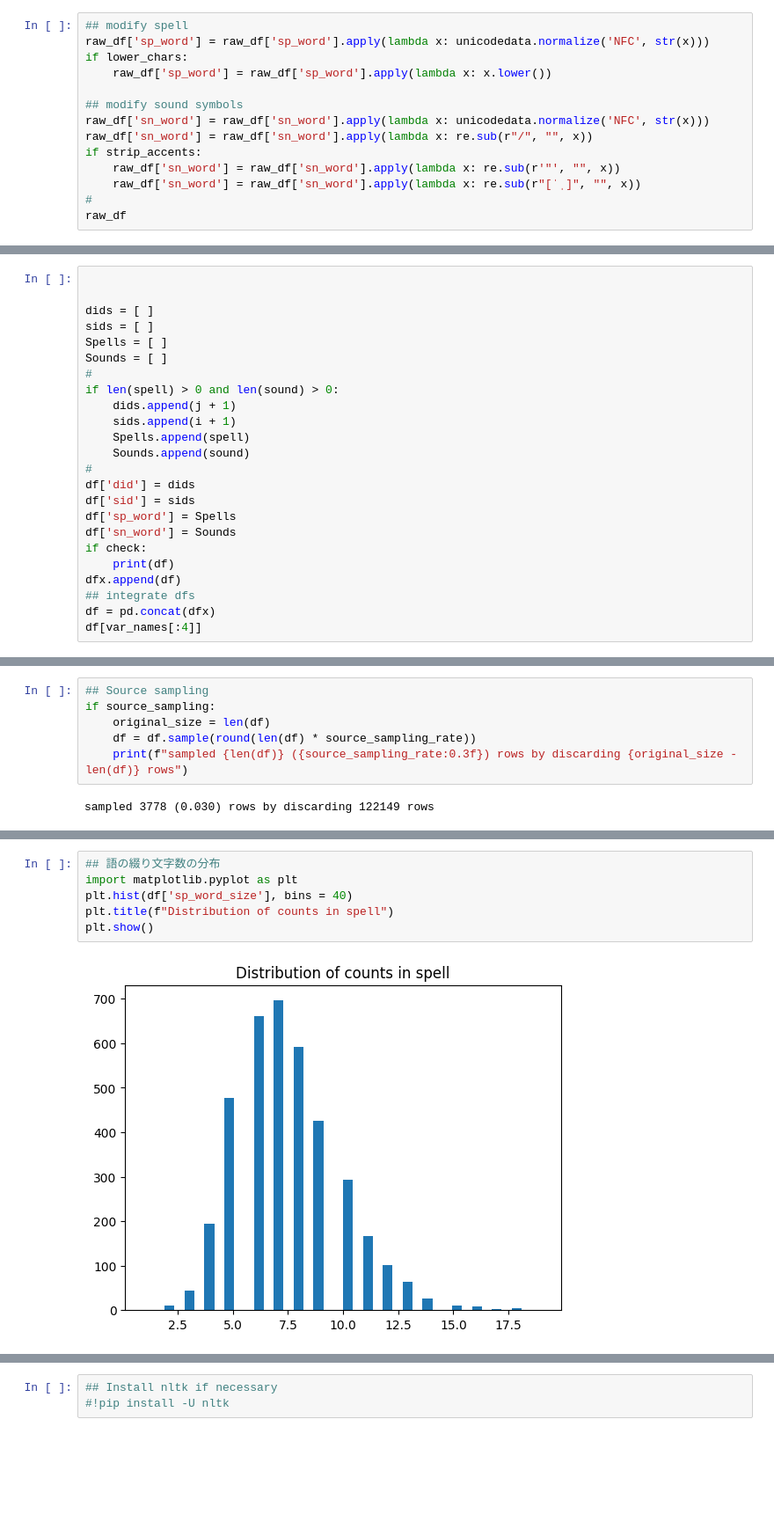
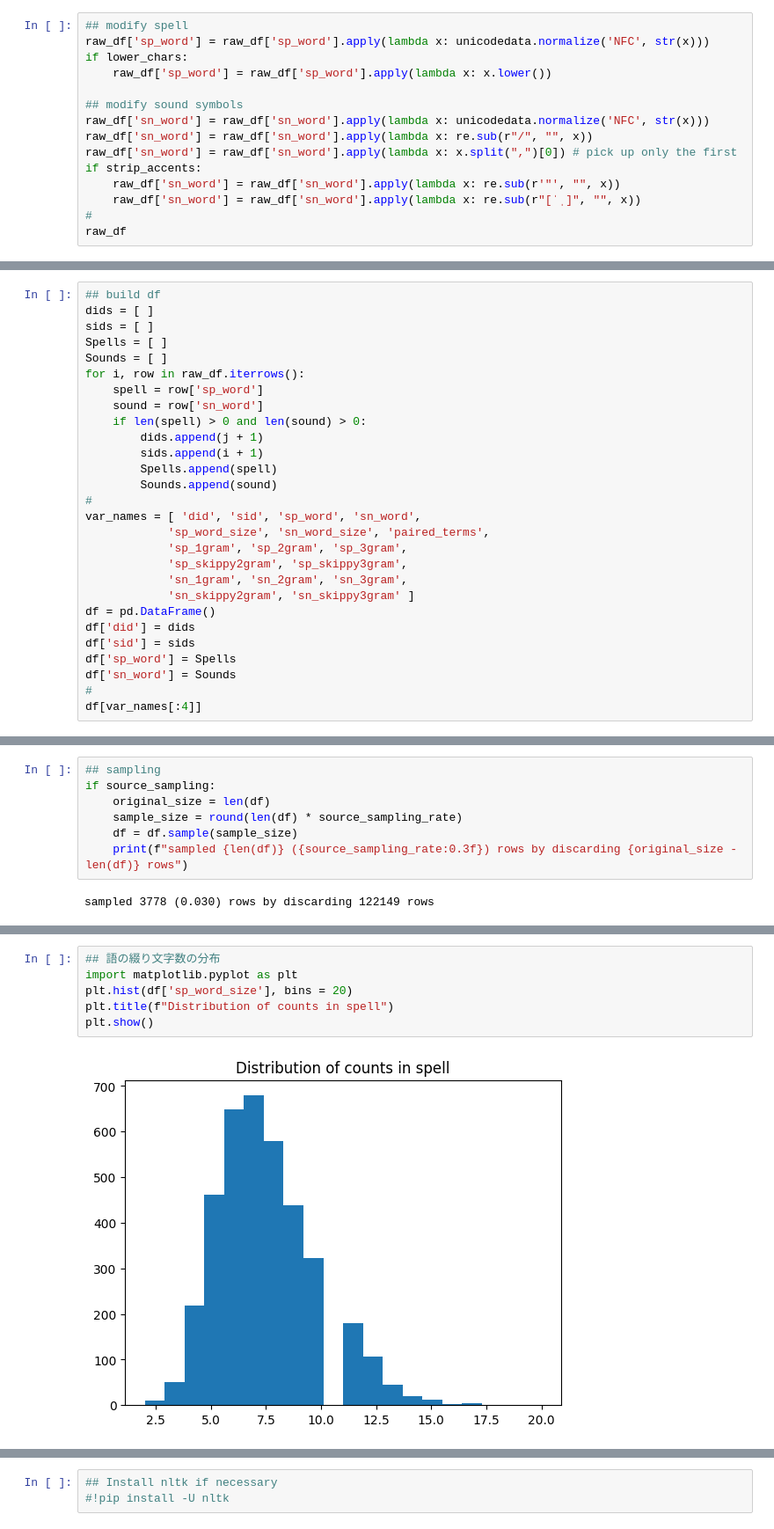
Before and after one commit to kow-k/HDP-spell-sound-analyzer, a Jupyter notebook: HDP-spell-sound-pair-analyzer.ipynb, the cells around one changed output, grey strips where cells are left out. Shown at 88% size. Saved outputs shown, nothing was run; the diff lists cells and outputs as text; blank space fills up the shorter version.

```diff
--- a/HDP-spell-sound-pair-analyzer.ipynb
+++ b/HDP-spell-sound-pair-analyzer.ipynb
@@ -186,6 +186,7 @@ if lower_chars:
 ## modify sound symbols
 raw_df['sn_word'] = raw_df['sn_word'].apply(lambda x: unicodedata.normalize('NFC', str(x)))
 raw_df['sn_word'] = raw_df['sn_word'].apply(lambda x: re.sub(r"/", "", x))
+raw_df['sn_word'] = raw_df['sn_word'].apply(lambda x: x.split(",")[0]) # pick up only the first
 if strip_accents:
     raw_df['sn_word'] = raw_df['sn_word'].apply(lambda x: re.sub(r'"', "", x))
     raw_df['sn_word'] = raw_df['sn_word'].apply(lambda x: re.sub(r"[ˈˌ]", "", x))
@@ -206,26 +207,30 @@ raw_df
 | 125926 | zywicki | zɪwɪki |
 125927 rows × 2 columns
 # %%
-
-
+## build df
 dids = [ ]
 sids = [ ]
 Spells = [ ]
 Sounds = [ ]
+for i, row in raw_df.iterrows():
+    spell = row['sp_word']
+    sound = row['sn_word']
+    if len(spell) > 0 and len(sound) > 0:
+        dids.append(j + 1)
+        sids.append(i + 1)
+        Spells.append(spell)
+        Sounds.append(sound)
 #
-if len(spell) > 0 and len(sound) > 0:
-    dids.append(j + 1)
-    sids.append(i + 1)
-    Spells.append(spell)
-    Sounds.append(sound)
-#
+var_names = [ 'did', 'sid', 'sp_word', 'sn_word',
+            'sp_word_size', 'sn_word_size', 'paired_terms',
+            'sp_1gram', 'sp_2gram', 'sp_3gram',
+            'sp_skippy2gram', 'sp_skippy3gram',
+            'sn_1gram', 'sn_2gram', 'sn_3gram',
+            'sn_skippy2gram', 'sn_skippy3gram' ]
+df = pd.DataFrame()
 df['did'] = dids
 df['sid'] = sids
 df['sp_word'] = Spells
 df['sn_word'] = Sounds
-if check:
-    print(df)
-dfx.append(df)
-## integrate dfs
-df = pd.concat(dfx)
+#
 df[var_names[:4]]
@@ -232,8 +251,9 @@ df[var_names[:4]]
 # %%
-## Source sampling
+## sampling
 if source_sampling:
     original_size = len(df)
-    df = df.sample(round(len(df) * source_sampling_rate))
+    sample_size = round(len(df) * source_sampling_rate)
+    df = df.sample(sample_size)
     print(f"sampled {len(df)} ({source_sampling_rate:0.3f}) rows by discarding {original_size - len(df)} rows")
 # %% [output]
 sampled 3778 (0.030) rows by discarding 122149 rows
@@ -284,11 +300,11 @@ if verbose:
 # %%
 ## 語の綴り文字数の分布
 import matplotlib.pyplot as plt
-plt.hist(df['sp_word_size'], bins = 40)
+plt.hist(df['sp_word_size'], bins = 20)
 plt.title(f"Distribution of counts in spell")
 plt.show()
 # %% [output]
-[figure, old version]
+[figure, new version]
 # %%
 ## 語の発音記号数の分布
 import matplotlib.pyplot as plt
```
Also changed, not shown: parts of 53 cells of this notebook.
